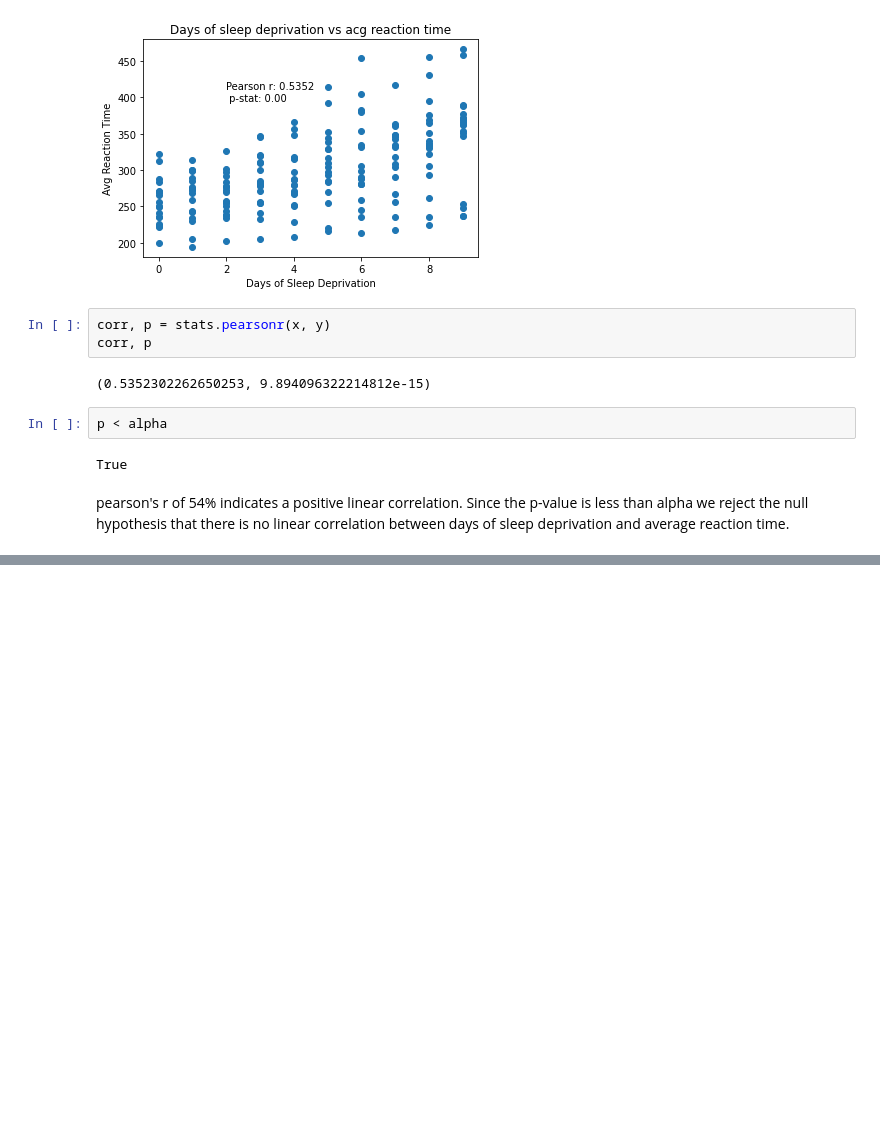
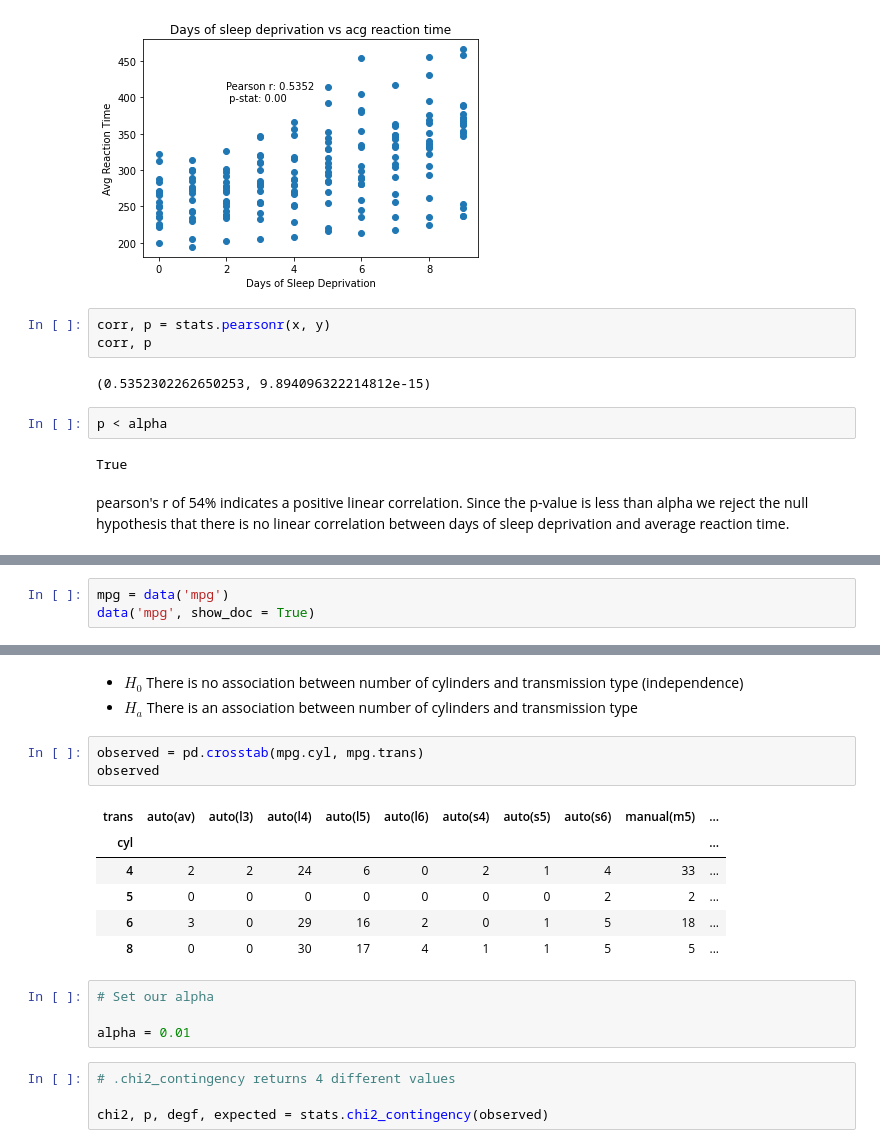
Before and after one commit to mariamnaqvi/statistics-exercises, a Jupyter notebook: hypothesis_testing.ipynb, the cells around one changed output, grey strips where cells are left out. Drawn from its saved outputs; the diff is of its cells as text; blank space fills up the shorter version.

```diff
--- a/hypothesis_testing.ipynb
+++ b/hypothesis_testing.ipynb
@@ -1052,0 +1111,3 @@ pearson's r of 54% indicates a positive linear correlation. Since the p-value is
+# %%
+mpg = data('mpg')
+data('mpg', show_doc = True)
@@ -1052,0 +1183,21 @@ pearson's r of 54% indicates a positive linear correlation. Since the p-value is
+# %% [markdown]
+- $H_0$ There is no association between number of cylinders and transmission type (independence)
+- $H_a$ There is an association between number of cylinders and transmission type
+# %%
+observed = pd.crosstab(mpg.cyl, mpg.trans)
+observed
+# %% [output]
+| trans | auto(av) | auto(l3) | auto(l4) | auto(l5) | auto(l6) | auto(s4) | auto(s5) | auto(s6) | manual(m5) | ... |
+| cyl |  |  |  |  |  |  |  |  |  | ... |
+| 4 | 2 | 2 | 24 | 6 | 0 | 2 | 1 | 4 | 33 | ... |
+| 5 | 0 | 0 | 0 | 0 | 0 | 0 | 0 | 2 | 2 | ... |
+| 6 | 3 | 0 | 29 | 16 | 2 | 0 | 1 | 5 | 18 | ... |
+| 8 | 0 | 0 | 30 | 17 | 4 | 1 | 1 | 5 | 5 | ... |
+# %%
+# Set our alpha
+
+alpha = 0.01
+# %%
+# .chi2_contingency returns 4 different values
+
+chi2, p, degf, expected = stats.chi2_contingency(observed)
```
Also changed, not shown: parts of 27 cells of this notebook.
